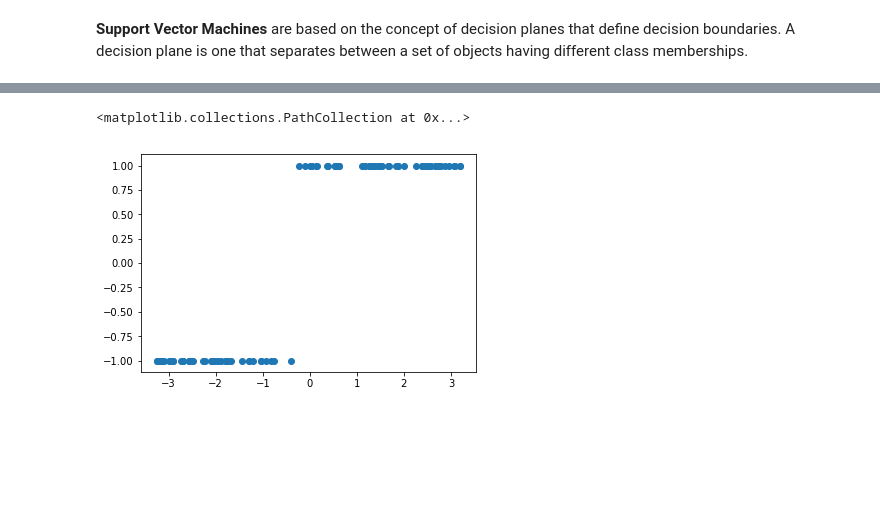
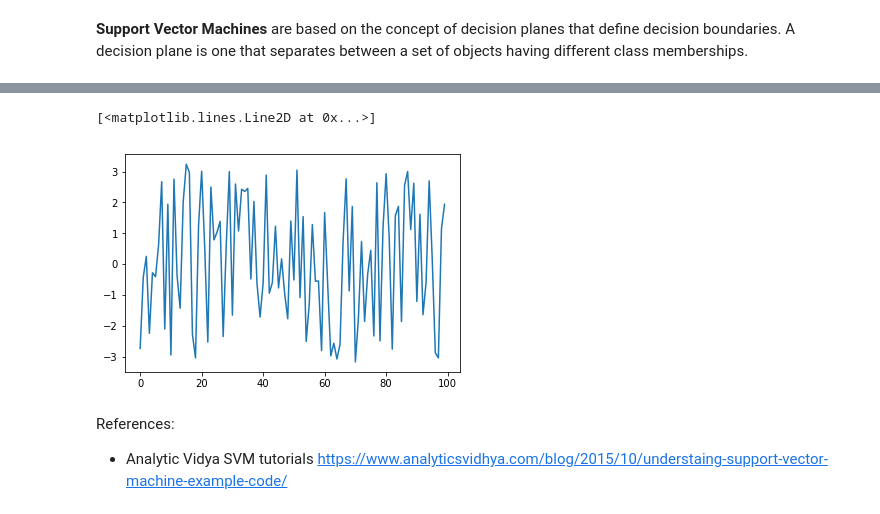
Before and after one commit to rishikksh20/Introduction-to-Tensorflow, a Jupyter notebook: SVM.ipynb, the cells around one changed output, grey strips where cells are left out. Cells and saved outputs as stored; diff of their text form; code cells hidden in the pictures; blank space fills up the shorter version.

```diff
--- a/SVM.ipynb
+++ b/SVM.ipynb
@@ -13,10 +51,10 @@ import matplotlib.pyplot as plt
 x_data = ((np.random.rand(100) - 0.5)*6.56).astype(np.float32)
 y_data = (2*(x_data * 0.1459 + 0.04567 > 0) - 1.).astype(np.float32)
 # %%
-plt.scatter(x_data,y_data)
+plt.plot(x_data)
 # %% [output]
-<matplotlib.collections.PathCollection at 0x...>
+[<matplotlib.lines.Line2D at 0x...>]
-[figure, old version]
+[figure, new version]
 # %%
 W = tf.Variable(tf.random_uniform([1], -1.0, 1.0))
 b = tf.Variable(tf.zeros([1]))
@@ -32,3 +70,6 @@ sess.run(tf.initialize_all_variables())
 train = optimizer.minimize(loss)
 for i in range(10000):
     sess.run(train)
+# %% [markdown]
+References:
+* Analytic Vidya SVM tutorials https://www.analyticsvidhya.com/blog/2015/10/understaing-support-vector-machine-example-code/
```
Also changed, not shown: parts of 7 cells of this notebook, 12 other files.
